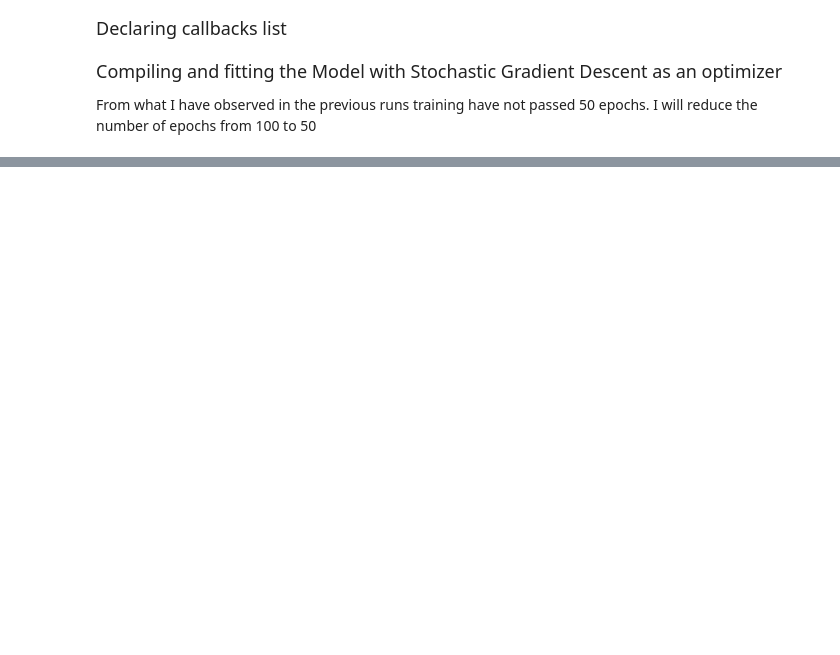
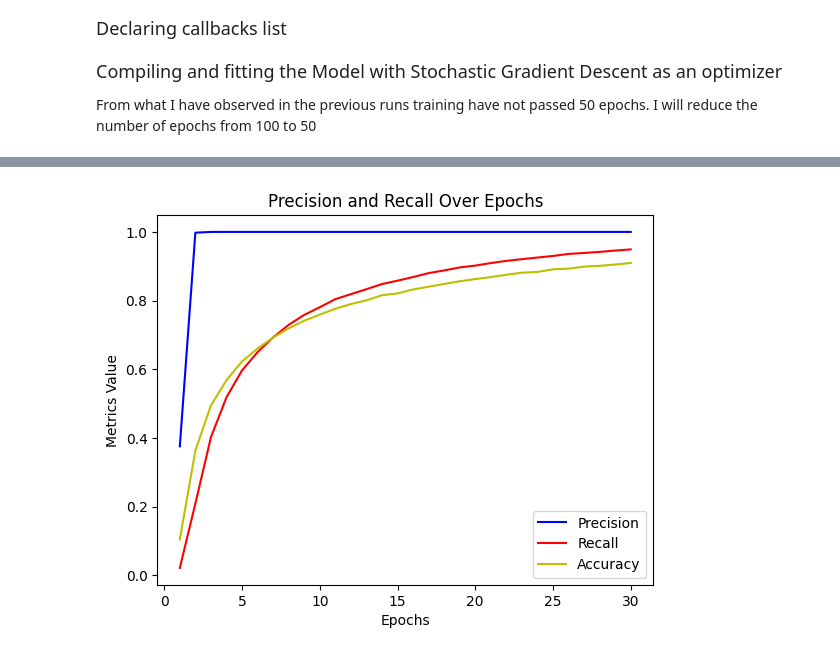
Before and after one commit to GerryKanz/Final-project-image-classification-model, a Jupyter notebook: final_project_ML.ipynb, the cells around one changed output, grey strips where cells are left out. Saved outputs shown, nothing was run; the diff lists cells and outputs as text; code cells hidden in the pictures; blank space fills up the shorter version.

```diff
--- a/final_project_ML.ipynb
+++ b/final_project_ML.ipynb
@@ -549,19 +654,25 @@ call_backs = [
 
 From what I have observed in the previous runs training have not passed 50 epochs. I will reduce the number of epochs from 100 to 50
 # %%
+from sklearn.utils import class_weight
+import numpy as np
+
 model = createModel()
 
-optimizer = tf.keras.optimizers.legacy.Adam(learning_rate=0.0005)
+optimizer = tf.keras.optimizers.legacy.Adam(learning_rate=0.00045)
 
 
 model.compile(optimizer,
              loss='sparse_categorical_crossentropy',
-             metrics=['accuracy'])
+             metrics=['accuracy',  f1_score, precision, recall])
 
-history = model.fit(train,
-                    validation_data = valid,
-                    epochs=100,
-                    callbacks = call_backs,
-                    batch_size=128)
+history = model.fit(
+    train,
+    validation_data=valid,
+    # class_weight=train_class_weights,
+    epochs=100,
+    callbacks=call_backs,
+    batch_size=128
+)
 # %% [output]
 Epoch 1/100
@@ -614,0 +735,20 @@ plt.show()
+# %%
+precision = history.history['precision']
+recall = history.history['recall']
+accuracy = history.history['accuracy']
+# %%
+import matplotlib.pyplot as plt
+
+# Assuming you have precision_values, recall_values, and loss_values
+epochs = range(1, len(precision) + 1)
+
+plt.plot(epochs, precision, 'b', label='Precision')
+plt.plot(epochs, recall, 'r', label='Recall')
+plt.plot(epochs, accuracy, 'y', label='Accuracy')
+plt.xlabel('Epochs')
+plt.ylabel('Metrics Value')
+plt.title('Precision and Recall Over Epochs')
+plt.legend()
+plt.show()
+# %% [output]
+[figure, added]
```
Also changed, not shown: parts of 26 cells of this notebook.
